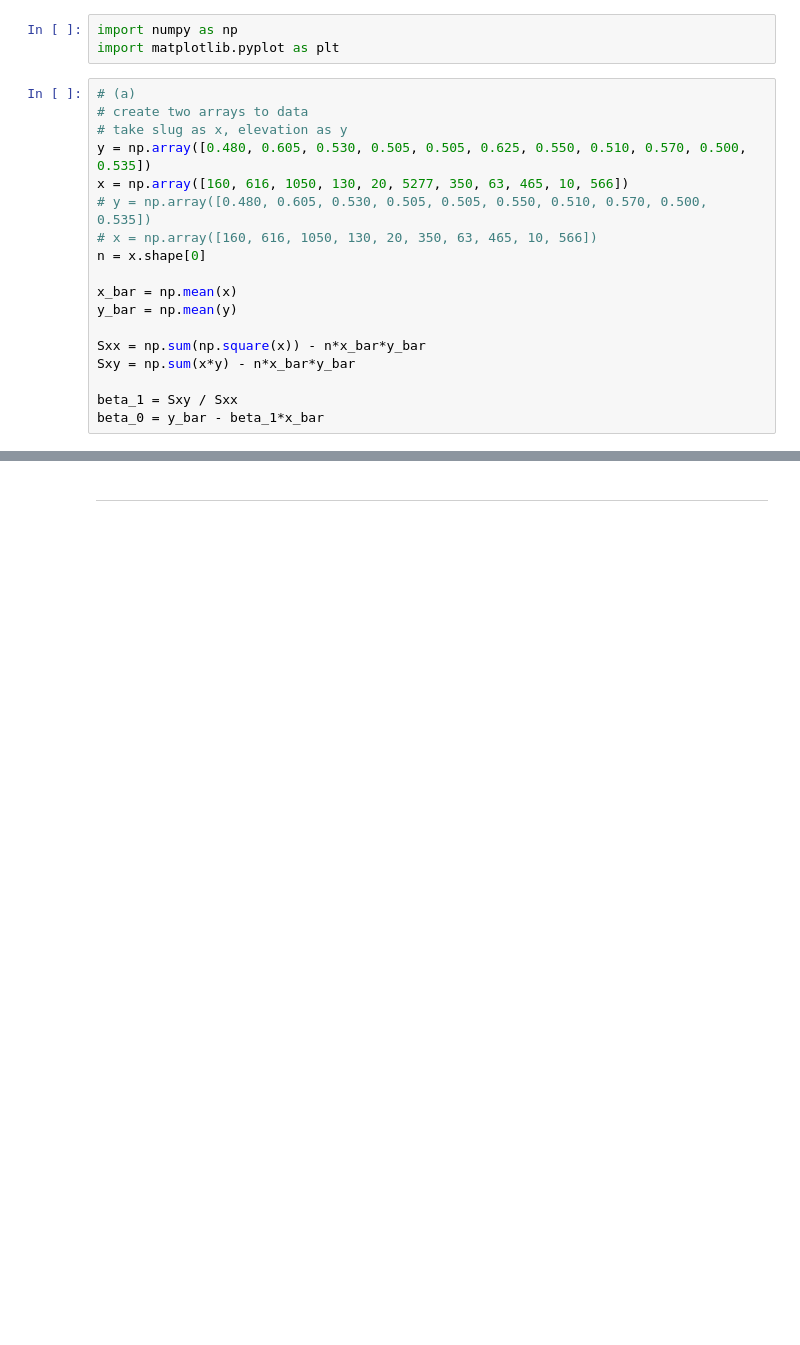
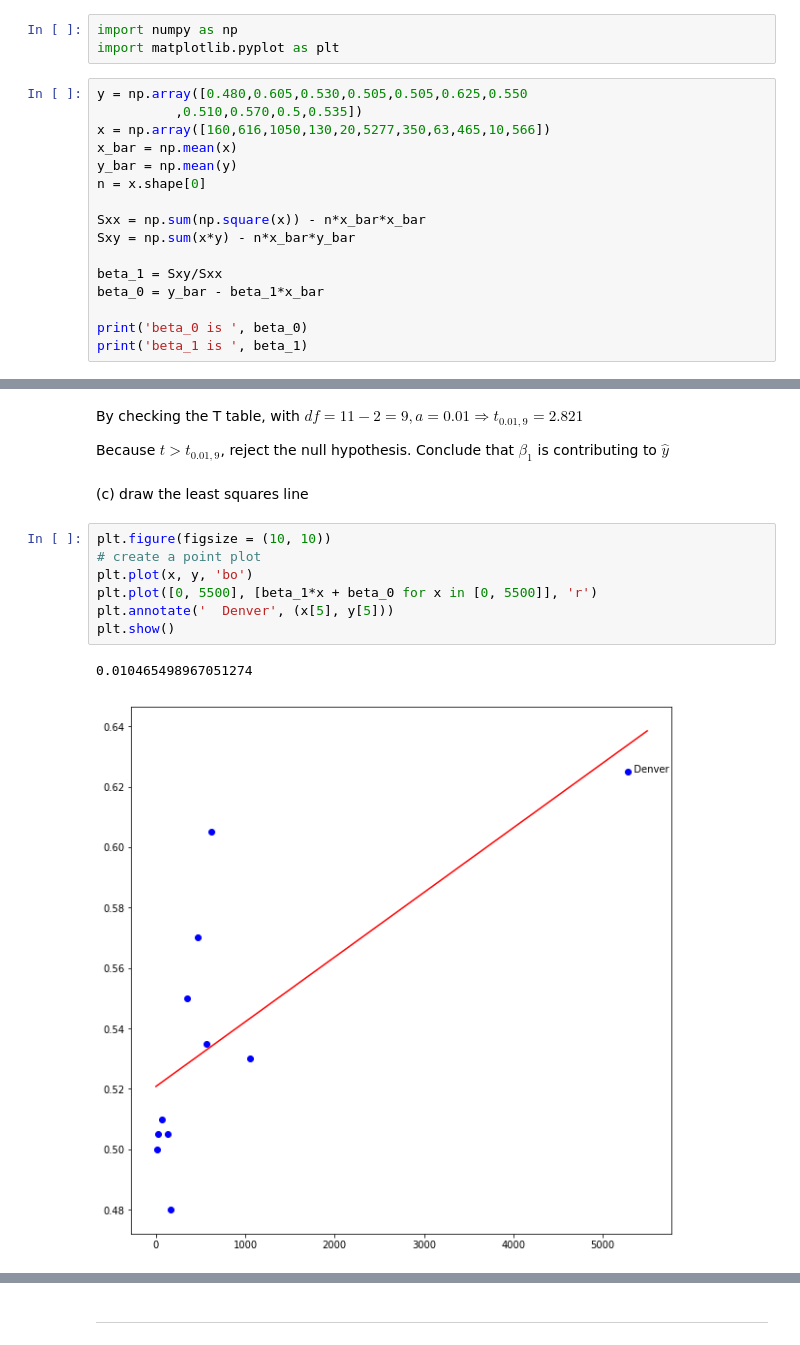
Before and after one commit to Sherwen2333/CSE353, a Jupyter notebook: cse353hw1.ipynb, the cells around one changed output, grey strips where cells are left out. Drawn from its saved outputs; the diff is of its cells as text; blank space fills up the shorter version.

```diff
--- a/cse353hw1.ipynb
+++ b/cse353hw1.ipynb
@@ -4,20 +9,18 @@
 import numpy as np
 import matplotlib.pyplot as plt
 # %%
-# (a)
-# create two arrays to data
-# take slug as x, elevation as y
-y = np.array([0.480, 0.605, 0.530, 0.505, 0.505, 0.625, 0.550, 0.510, 0.570, 0.500, 0.535])
-x = np.array([160, 616, 1050, 130, 20, 5277, 350, 63, 465, 10, 566])
-# y = np.array([0.480, 0.605, 0.530, 0.505, 0.505, 0.550, 0.510, 0.570, 0.500, 0.535])
-# x = np.array([160, 616, 1050, 130, 20, 350, 63, 465, 10, 566])
+y = np.array([0.480,0.605,0.530,0.505,0.505,0.625,0.550
+          ,0.510,0.570,0.5,0.535])
+x = np.array([160,616,1050,130,20,5277,350,63,465,10,566])
+x_bar = np.mean(x)
+y_bar = np.mean(y)
 n = x.shape[0]
 
-x_bar = np.mean(x)
-y_bar = np.mean(y)
-
-Sxx = np.sum(np.square(x)) - n*x_bar*y_bar
+Sxx = np.sum(np.square(x)) - n*x_bar*x_bar
 Sxy = np.sum(x*y) - n*x_bar*y_bar
 
-beta_1 = Sxy / Sxx
+beta_1 = Sxy/Sxx
 beta_0 = y_bar - beta_1*x_bar
+
+print('beta_0 is ', beta_0)
+print('beta_1 is ', beta_1)
@@ -28,0 +56,16 @@ plt.plot([0, 5500], [beta_1*x + beta_0 for x in [0, 5500]], 'r')
+# %% [markdown]
+By checking the T table, with $df = 11 - 2 = 9, a = 0.01\Rightarrow t_{0.01,9}=2.821$
+
+Because $t>t_{0.01,9}$, reject the null hypothesis. Conclude that $\beta_1$ is contributing to $\hat{y}$
+# %% [markdown]
+(c) draw the least squares line
+# %%
+plt.figure(figsize = (10, 10))
+# create a point plot
+plt.plot(x, y, 'bo')
+plt.plot([0, 5500], [beta_1*x + beta_0 for x in [0, 5500]], 'r')
+plt.annotate('  Denver', (x[5], y[5]))
+plt.show()
+# %% [output]
+0.010465498967051274
+[figure, added]
```
Also changed, not shown: parts of 11 cells of this notebook.
